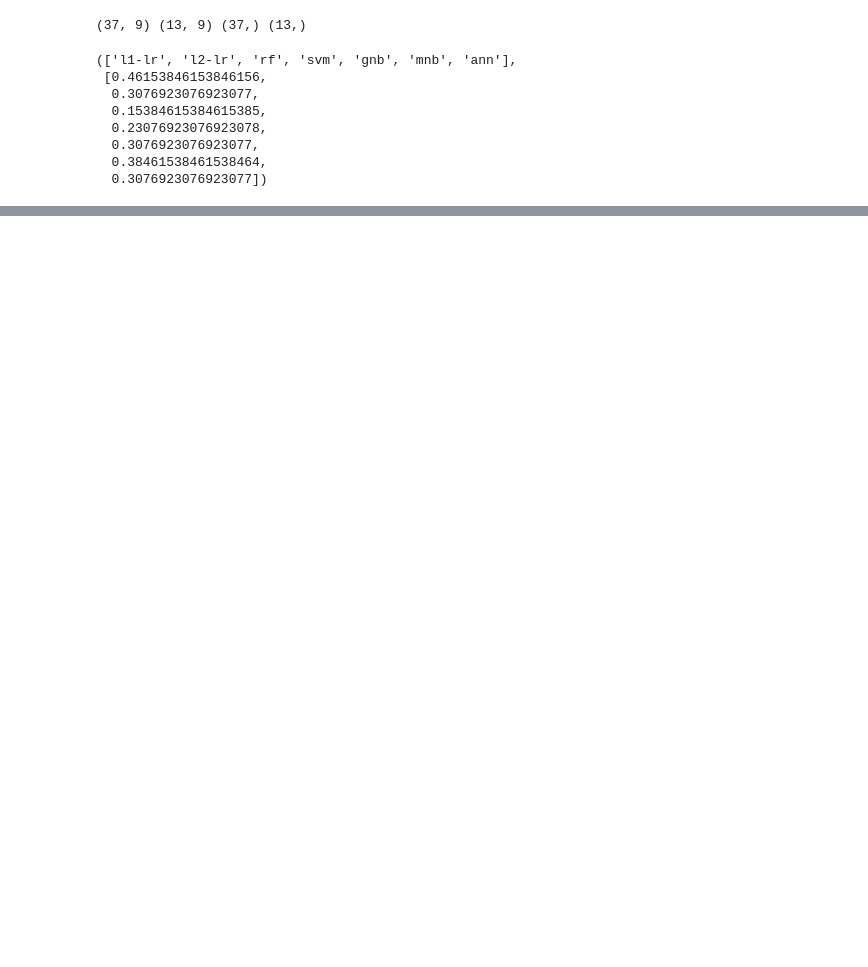
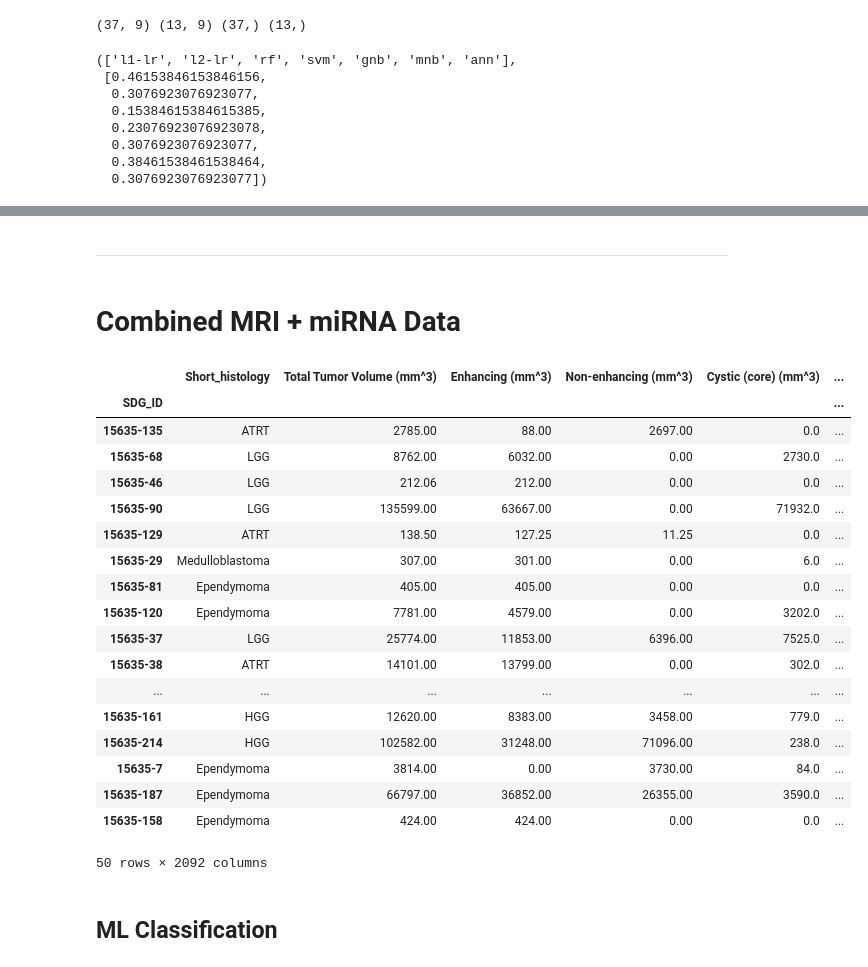
Before and after one commit to shehbeel/lb-imaging-analysis, a Jupyter notebook: lb-imaging-analysis-v3.ipynb, the cells around one changed output, grey strips where cells are left out. Saved outputs shown, nothing was run; the diff lists cells and outputs as text; code cells hidden in the pictures; blank space fills up the shorter version.

```diff
--- a/lb-imaging-analysis-v3.ipynb
+++ b/lb-imaging-analysis-v3.ipynb
@@ -164,0 +238,4 @@ pipeline_predict(mri_X_train, mri_X_test, mri_y_train, mri_y_test)
+# %% [markdown]
+---
+# %% [markdown]
+# Combined MRI + miRNA Data
@@ -164,0 +245,67 @@ pipeline_predict(mri_X_train, mri_X_test, mri_y_train, mri_y_test)
+# %%
+pmirna_sample_index = pmirna[(pmirna['SDG_ID'] == '15635-21') &
+                   (pmirna['SDG_ID'] == '15635-127') &
+                   (pmirna['SDG_ID'] == '15635-221') &
+                   (pmirna['SDG_ID'] == '15635-246') &
+                   (pmirna['SDG_ID'] == '15635-251') &
+                   (pmirna['SDG_ID'] == '15635-254')
+                   ].index
+pmirna = pmirna.drop(pmirna_sample_index)
+#pmirna = pmirna.reset_index(drop=True)
+pmirna = pmirna.set_index('SDG_ID')
+# Drop controls
+pmirna = pmirna.iloc[:,20:]
+#pmirna
+# %%
+# Remove Samples 15635-127, 15635-246, and 15635-1
+mri_sample_index = mri[(mri['SDG_ID'] == '15635-127') &
+                       (mri['SDG_ID'] == '15635-246') &
+                       (mri['SDG_ID'] == '15635-1')
+                      ].index
+mri = mri.drop(mri_sample_index)
+mri = mri.set_index('SDG_ID')
+
+#_mri = _mri.reset_index(drop=True)
+# Encode the 'Tumor location (general)' features
+mri[['Tumor location (general)']] = mri[['Tumor location (general)']].apply(LabelEncoder().fit_transform)
+
+mri = mri[['Total Tumor Volume (mm^3)',
+     'Enhancing (mm^3)', 'Non-enhancing (mm^3)',
+     'Cystic (core) (mm^3)', 'Cystic (reactive) (mm^3)',
+     'Edema (mm^3)','Adjacent surface (y/n)',
+     'Leptomeningeal disease (y/n)','Tumor location (general)']]
+#mri
+# %%
+mri = mri.reset_index()
+pmirna = pmirna.reset_index()
+
+# Merge MRI and miRNA data
+comb_df = pd.merge(left=mri, right=pmirna, on='SDG_ID')
+
+# Add labels df to comb_df
+comb_df = comb_df.set_index('SDG_ID')
+comb_df = labels.join(comb_df, on='SDG_ID').dropna().reset_index(drop=True)
+comb_df = comb_df.set_index('SDG_ID')
+comb_df
+# %% [output]
+|  | Short_histology | Total Tumor Volume (mm^3) | Enhancing (mm^3) | Non-enhancing (mm^3) | Cystic (core) (mm^3) | ... |
+| SDG_ID |  |  |  |  |  | ... |
+| 15635-135 | ATRT | 2785.00 | 88.00 | 2697.00 | 0.0 | ... |
+| 15635-68 | LGG | 8762.00 | 6032.00 | 0.00 | 2730.0 | ... |
+| 15635-46 | LGG | 212.06 | 212.00 | 0.00 | 0.0 | ... |
+| 15635-90 | LGG | 135599.00 | 63667.00 | 0.00 | 71932.0 | ... |
+| 15635-129 | ATRT | 138.50 | 127.25 | 11.25 | 0.0 | ... |
+| 15635-29 | Medulloblastoma | 307.00 | 301.00 | 0.00 | 6.0 | ... |
+| 15635-81 | Ependymoma | 405.00 | 405.00 | 0.00 | 0.0 | ... |
+| 15635-120 | Ependymoma | 7781.00 | 4579.00 | 0.00 | 3202.0 | ... |
+| 15635-37 | LGG | 25774.00 | 11853.00 | 6396.00 | 7525.0 | ... |
+| 15635-38 | ATRT | 14101.00 | 13799.00 | 0.00 | 302.0 | ... |
+| ... | ... | ... | ... | ... | ... | ... |
+| 15635-161 | HGG | 12620.00 | 8383.00 | 3458.00 | 779.0 | ... |
+| 15635-214 | HGG | 102582.00 | 31248.00 | 71096.00 | 238.0 | ... |
+| 15635-7 | Ependymoma | 3814.00 | 0.00 | 3730.00 | 84.0 | ... |
+| 15635-187 | Ependymoma | 66797.00 | 36852.00 | 26355.00 | 3590.0 | ... |
+| 15635-158 | Ependymoma | 424.00 | 424.00 | 0.00 | 0.0 | ... |
+50 rows × 2092 columns
+# %% [markdown]
+## ML Classification
```
Also changed, not shown: parts of 15 cells of this notebook, 1 other file.
